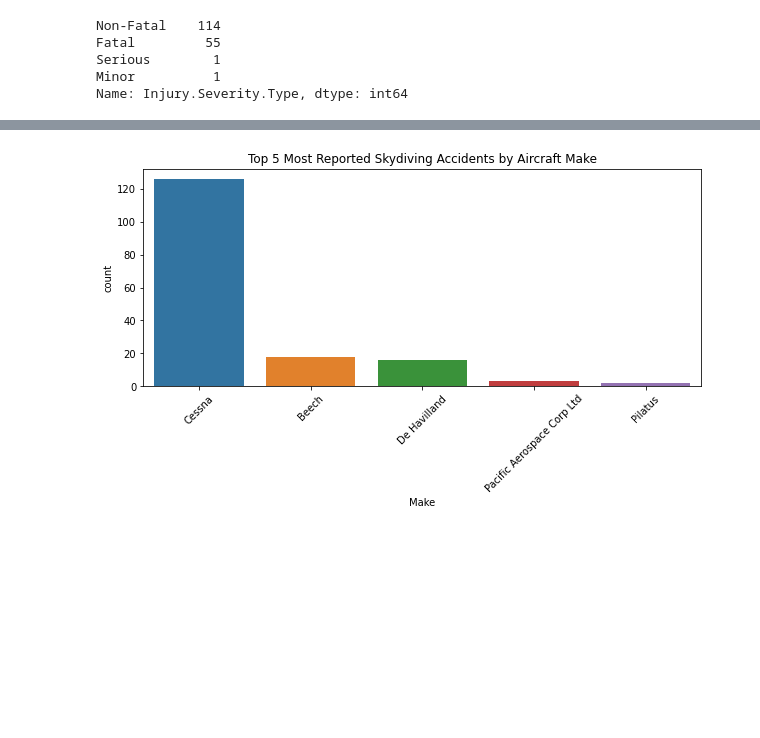
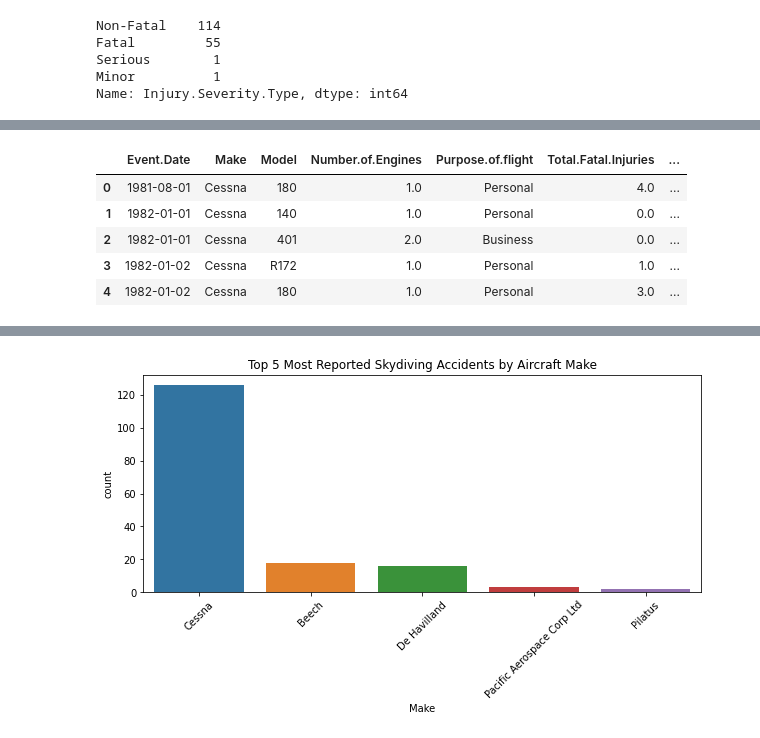
Before and after one commit to morgannash1/phase1_project, a Jupyter notebook: notebook.ipynb, the cells around one changed output, grey strips where cells are left out. Drawn from its saved outputs; the diff is of its cells as text; code cells hidden in the pictures; blank space fills up the shorter version.

```diff
--- a/notebook.ipynb
+++ b/notebook.ipynb
@@ -295,7 +309,6 @@ aviation_us.dropna(subset=['Injury.Severity.Type'], inplace=True)
 aviation_us.dropna(subset=['Make'], inplace=True)
 aviation_us.dropna(subset=['Model'], inplace=True)
 aviation_us.dropna(subset=['Number.of.Engines'],inplace=True)
-aviation_us.dropna(subset=['Engine.Type'], inplace=True)
 aviation_us.dropna(subset=['Purpose.of.flight'], inplace=True)
 aviation_us.dropna(subset=['Total.Fatal.Injuries'], inplace=True)
 aviation_us.dropna(subset=['Total.Serious.Injuries'], inplace=True)
@@ -407,0 +473,11 @@ Name: Injury.Severity.Type, dtype: int64
+# %%
+cessna= aviation_us[aviation_us['Make'].isin(['Cessna'])]
+cessna.reset_index(drop= True, inplace=True)
+cessna.head()
+# %% [output]
+|  | Event.Date | Make | Model | Number.of.Engines | Purpose.of.flight | Total.Fatal.Injuries | ... |
+| 0 | 1981-08-01 | Cessna | 180 | 1.0 | Personal | 4.0 | ... |
+| 1 | 1982-01-01 | Cessna | 140 | 1.0 | Personal | 0.0 | ... |
+| 2 | 1982-01-01 | Cessna | 401 | 2.0 | Business | 0.0 | ... |
+| 3 | 1982-01-02 | Cessna | R172 | 1.0 | Personal | 1.0 | ... |
+| 4 | 1982-01-02 | Cessna | 180 | 1.0 | Personal | 3.0 | ... |
```
Also changed, not shown: parts of 38 cells of this notebook, 2 other files.
